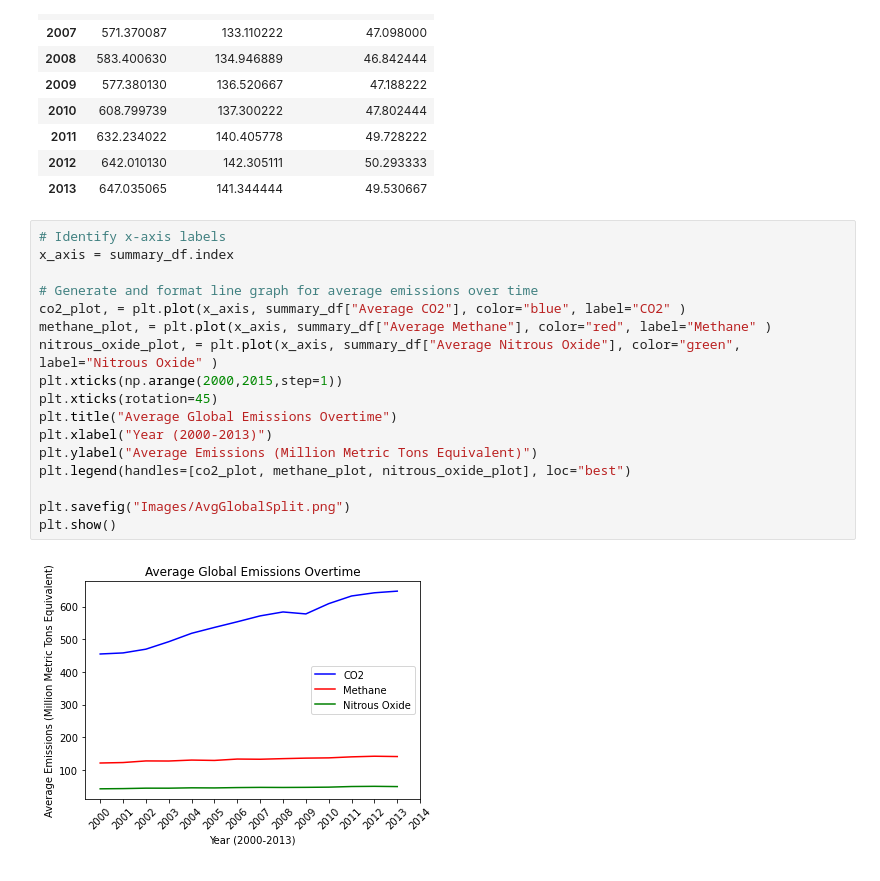
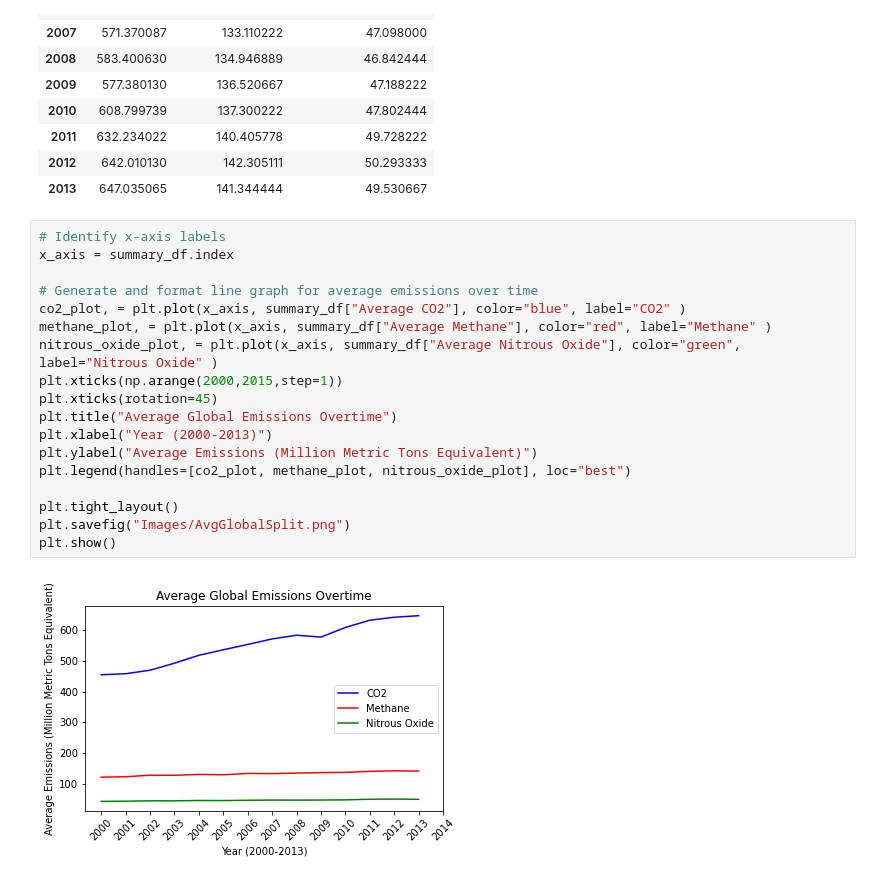
Before and after one commit to moriahtaylor1/climate-change-analysis, a Jupyter notebook: Emissions_Q2.ipynb, the cells around one changed output. Drawn from its saved outputs; the diff is of its cells as text.

```diff
--- a/Emissions_Q2.ipynb
+++ b/Emissions_Q2.ipynb
@@ -112,19 +113,20 @@ summary_df
 # %%
 # Identify x-axis labels
 x_axis = summary_df.index
 
 # Generate and format line graph for average emissions over time
 co2_plot, = plt.plot(x_axis, summary_df["Average CO2"], color="blue", label="CO2" )
 methane_plot, = plt.plot(x_axis, summary_df["Average Methane"], color="red", label="Methane" )
 nitrous_oxide_plot, = plt.plot(x_axis, summary_df["Average Nitrous Oxide"], color="green", label="Nitrous Oxide" )
 plt.xticks(np.arange(2000,2015,step=1))
 plt.xticks(rotation=45)
 plt.title("Average Global Emissions Overtime")
 plt.xlabel("Year (2000-2013)")
 plt.ylabel("Average Emissions (Million Metric Tons Equivalent)")
 plt.legend(handles=[co2_plot, methane_plot, nitrous_oxide_plot], loc="best")
 
+plt.tight_layout()
 plt.savefig("Images/AvgGlobalSplit.png")
 plt.show()
 # %% [output]
-[figure, old version]
+[figure, new version]
```
Also changed, not shown: parts of 1 cell of this notebook.
